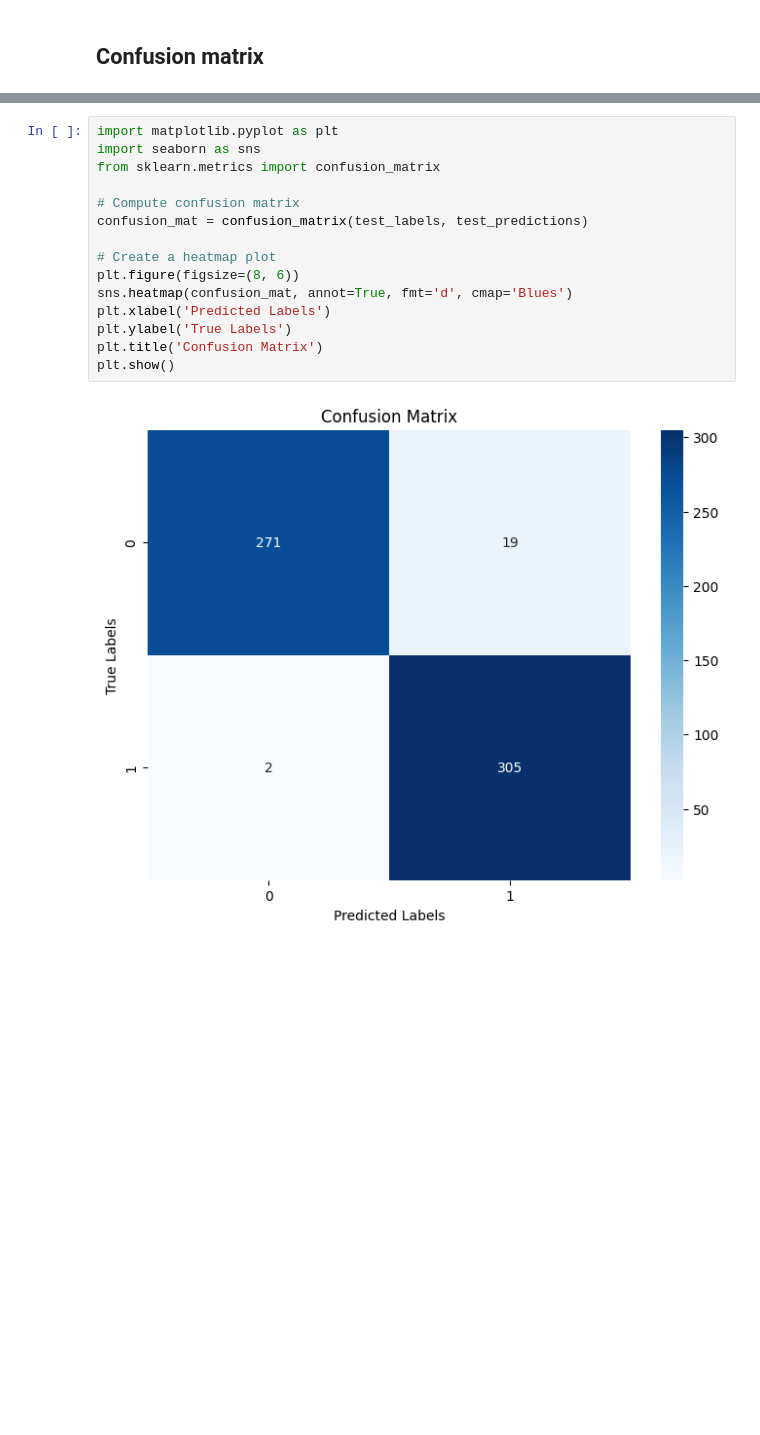
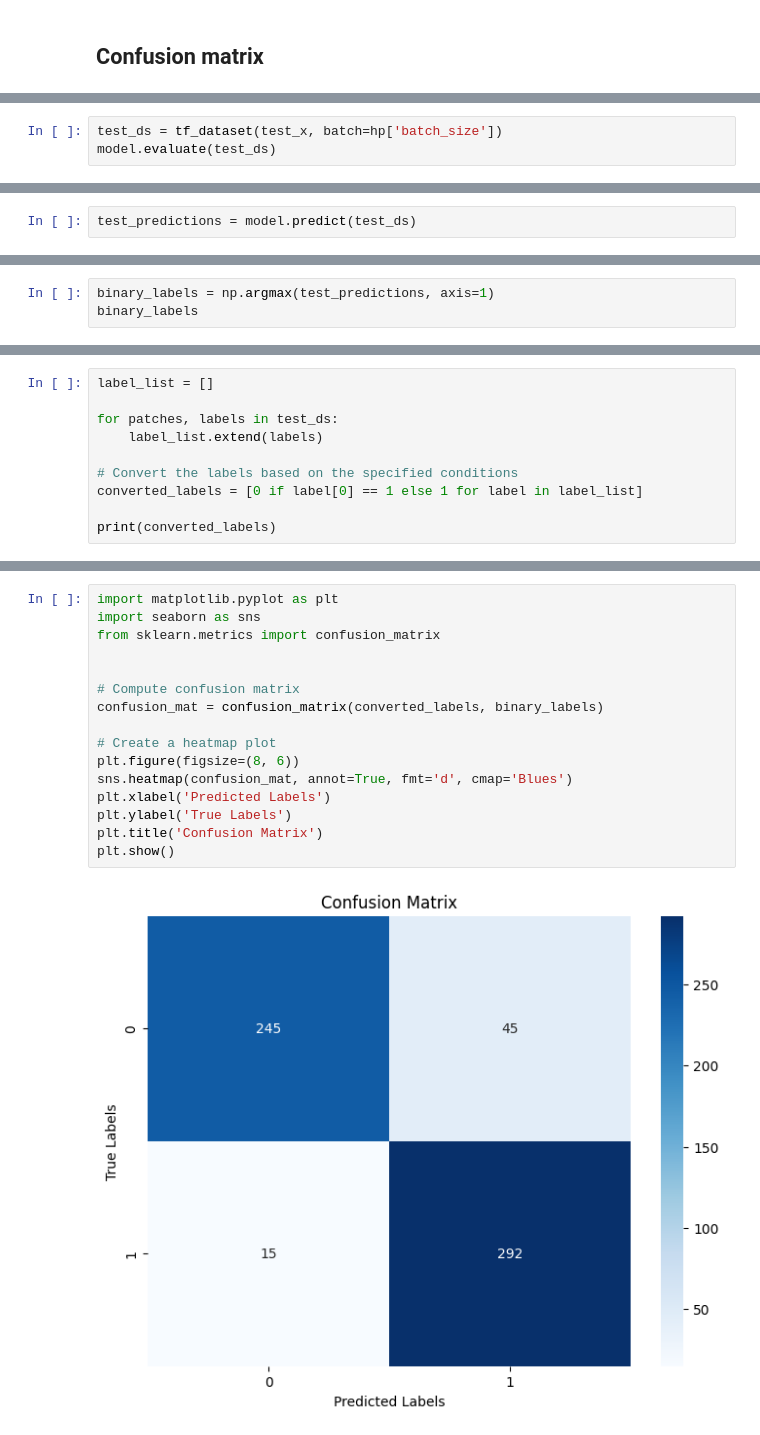
Before and after one commit to Mrcl3/kLfCelvFM1n2urrn, a Jupyter notebook: 2DCNN.ipynb, the cells around one changed output, grey strips where cells are left out. Saved outputs shown, nothing was run; the diff lists cells and outputs as text; blank space fills up the shorter version.

```diff
--- a/2DCNN.ipynb
+++ b/2DCNN.ipynb
@@ -183,0 +479,3 @@ weighted avg       0.97      0.96      0.96       597
+# %%
+test_ds = tf_dataset(test_x, batch=hp['batch_size'])
+model.evaluate(test_ds)
@@ -183,0 +485,2 @@ weighted avg       0.97      0.96      0.96       597
+# %%
+test_predictions = model.predict(test_ds)
@@ -183,0 +491,3 @@ weighted avg       0.97      0.96      0.96       597
+# %%
+binary_labels = np.argmax(test_predictions, axis=1)
+binary_labels
@@ -183,0 +514,10 @@ weighted avg       0.97      0.96      0.96       597
+# %%
+label_list = []
+
+for patches, labels in test_ds:
+    label_list.extend(labels)
+
+# Convert the labels based on the specified conditions
+converted_labels = [0 if label[0] == 1 else 1 for label in label_list]
+
+print(converted_labels)
@@ -184,17 +526,18 @@ weighted avg       0.97      0.96      0.96       597
 # %%
 import matplotlib.pyplot as plt
 import seaborn as sns
 from sklearn.metrics import confusion_matrix
 
+
 # Compute confusion matrix
-confusion_mat = confusion_matrix(test_labels, test_predictions)
+confusion_mat = confusion_matrix(converted_labels, binary_labels)
 
 # Create a heatmap plot
 plt.figure(figsize=(8, 6))
 sns.heatmap(confusion_mat, annot=True, fmt='d', cmap='Blues')
 plt.xlabel('Predicted Labels')
 plt.ylabel('True Labels')
 plt.title('Confusion Matrix')
 plt.show()
 # %% [output]
-[figure, old version]
+[figure, new version]
```
Also changed, not shown: parts of 44 cells of this notebook.
